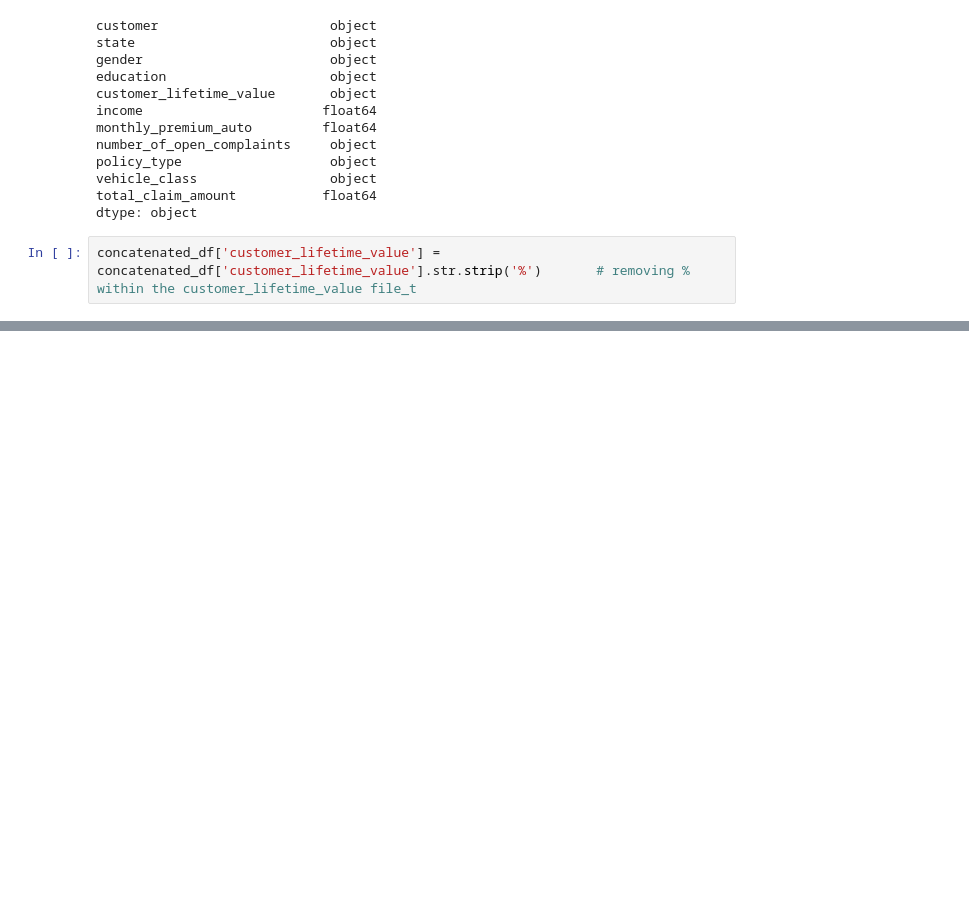
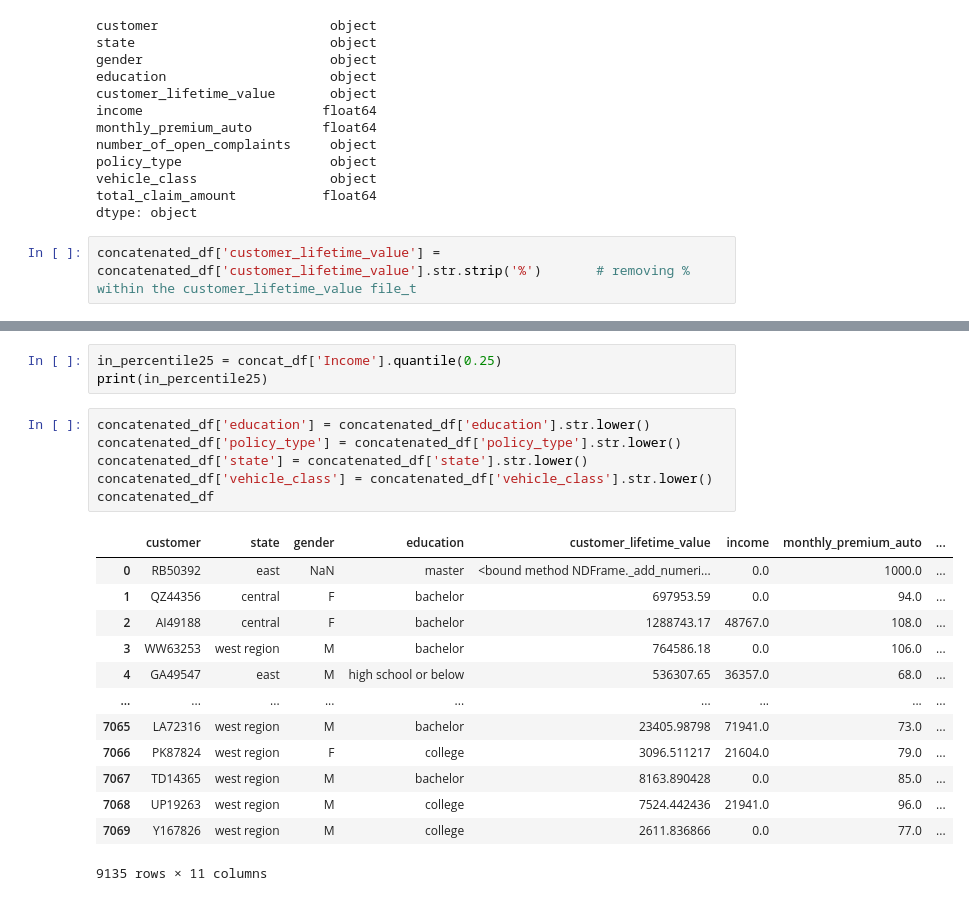
Before and after one commit to mathildemariemonge/IronMathildeLabs, a Jupyter notebook: Week 2/Cars Insurance/Labs_Week2_Mathilde.ipynb, the cells around one changed output, grey strips where cells are left out. Cells and saved outputs as stored; diff of their text form; blank space fills up the shorter version.

```diff
--- a/Week 2/Cars Insurance/Labs_Week2_Mathilde.ipynb
+++ b/Week 2/Cars Insurance/Labs_Week2_Mathilde.ipynb
@@ -421,0 +428,23 @@ print(concatenated_df)
+# %%
+in_percentile25 = concat_df['Income'].quantile(0.25)
+print(in_percentile25)
+# %%
+concatenated_df['education'] = concatenated_df['education'].str.lower()
+concatenated_df['policy_type'] = concatenated_df['policy_type'].str.lower()
+concatenated_df['state'] = concatenated_df['state'].str.lower()
+concatenated_df['vehicle_class'] = concatenated_df['vehicle_class'].str.lower()
+concatenated_df
+# %% [output]
+|  | customer | state | gender | education | customer_lifetime_value | income | monthly_premium_auto | ... |
+| 0 | RB50392 | east | NaN | master | <bound method NDFrame._add_numeri... | 0.0 | 1000.0 | ... |
+| 1 | QZ44356 | central | F | bachelor | 697953.59 | 0.0 | 94.0 | ... |
+| 2 | AI49188 | central | F | bachelor | 1288743.17 | 48767.0 | 108.0 | ... |
+| 3 | WW63253 | west region | M | bachelor | 764586.18 | 0.0 | 106.0 | ... |
+| 4 | GA49547 | east | M | high school or below | 536307.65 | 36357.0 | 68.0 | ... |
+| ... | ... | ... | ... | ... | ... | ... | ... | ... |
+| 7065 | LA72316 | west region | M | bachelor | 23405.98798 | 71941.0 | 73.0 | ... |
+| 7066 | PK87824 | west region | F | college | 3096.511217 | 21604.0 | 79.0 | ... |
+| 7067 | TD14365 | west region | M | bachelor | 8163.890428 | 0.0 | 85.0 | ... |
+| 7068 | UP19263 | west region | M | college | 7524.442436 | 21941.0 | 96.0 | ... |
+| 7069 | Y167826 | west region | M | college | 2611.836866 | 0.0 | 77.0 | ... |
+9135 rows × 11 columns
```
Also changed, not shown: parts of 27 cells of this notebook.
